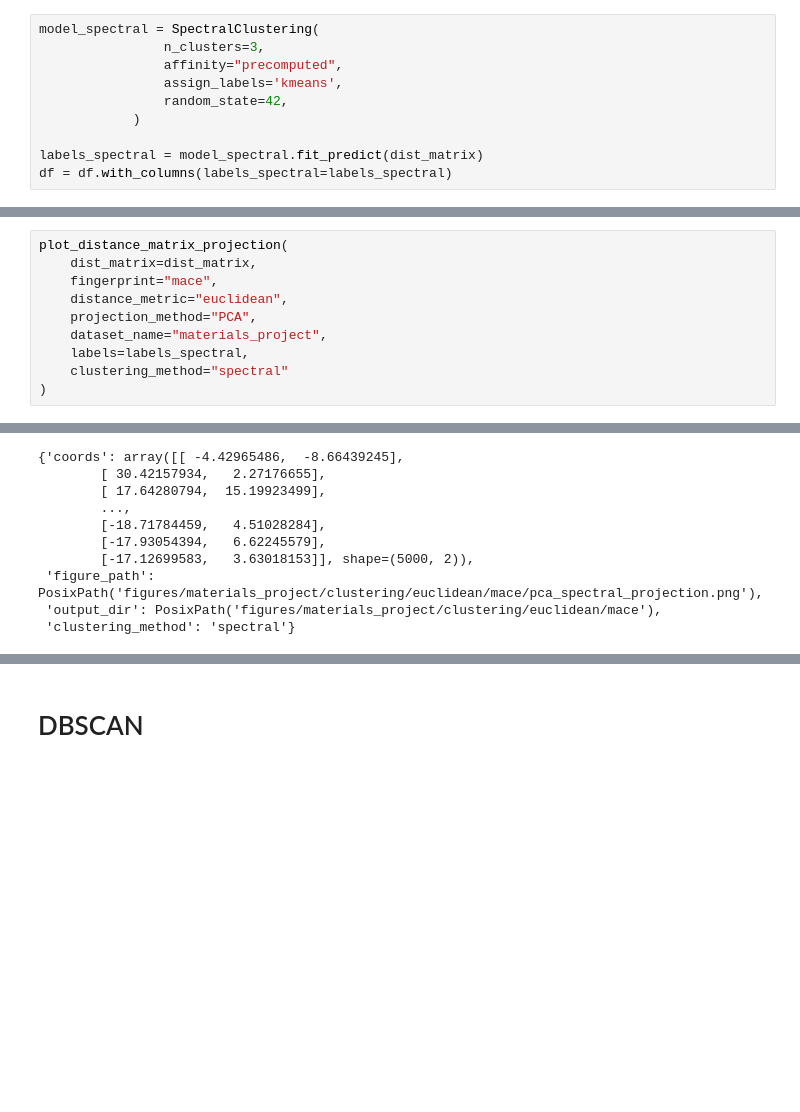
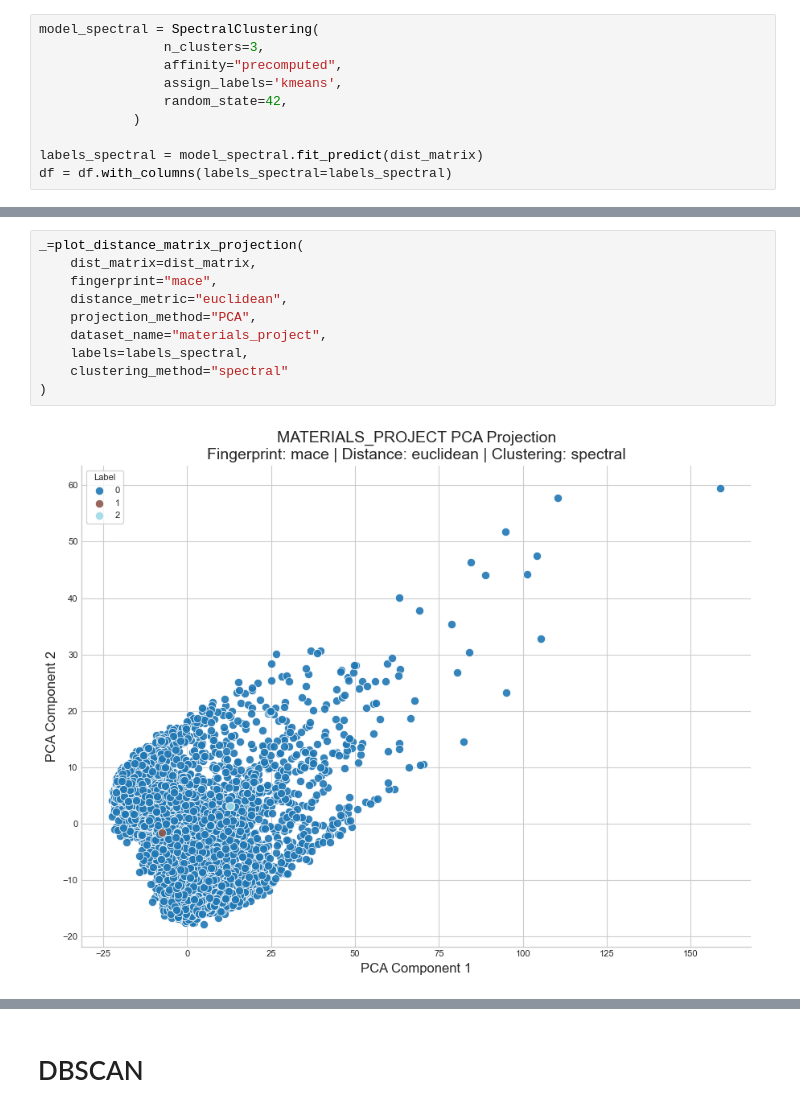
Before and after one commit to karlfindhansen/Non-Euclidean-Distances-in-Molecular-Representation, a Jupyter notebook: notebooks/Materials Project/clustering/euclidean/descriptors/mace.ipynb, the cells around one changed output, grey strips where cells are left out. Saved outputs shown, nothing was run; the diff lists cells and outputs as text; blank space fills up the shorter version.

```diff
--- a/notebooks/Materials Project/clustering/euclidean/descriptors/mace.ipynb
+++ b/notebooks/Materials Project/clustering/euclidean/descriptors/mace.ipynb
@@ -180,12 +165,13 @@ If the viewer does not open automatically, run `chemiscope show materials_PCA_cl
 [interactive output not drawn]
 # %%
-plot_distance_matrix_projection(
+_=plot_distance_matrix_projection(
     dist_matrix=dist_matrix,
     fingerprint="mace",
     distance_metric="euclidean",
     projection_method="PCA",
     dataset_name="materials_project",
     labels=labels_spectral,
     clustering_method="spectral"
 )
 # %% [output]
+[figure, added]
@@ -193,13 +179,3 @@ plot_distance_matrix_projection(
-{'coords': array([[ -4.42965486,  -8.66439245],
-        [ 30.42157934,   2.27176655],
-        [ 17.64280794,  15.19923499],
-        ...,
-        [-18.71784459,   4.51028284],
-        [-17.93054394,   6.62245579],
-        [-17.12699583,   3.63018153]], shape=(5000, 2)),
- 'figure_path': PosixPath('figures/materials_project/clustering/euclidean/mace/pca_spectral_projection.png'),
- 'output_dir': PosixPath('figures/materials_project/clustering/euclidean/mace'),
- 'clustering_method': 'spectral'}
 # %%
 average_numeric_by_cluster(df, "labels_spectral")
 # %% [output]
```
Also changed, not shown: parts of 19 cells of this notebook, 18 other files.
